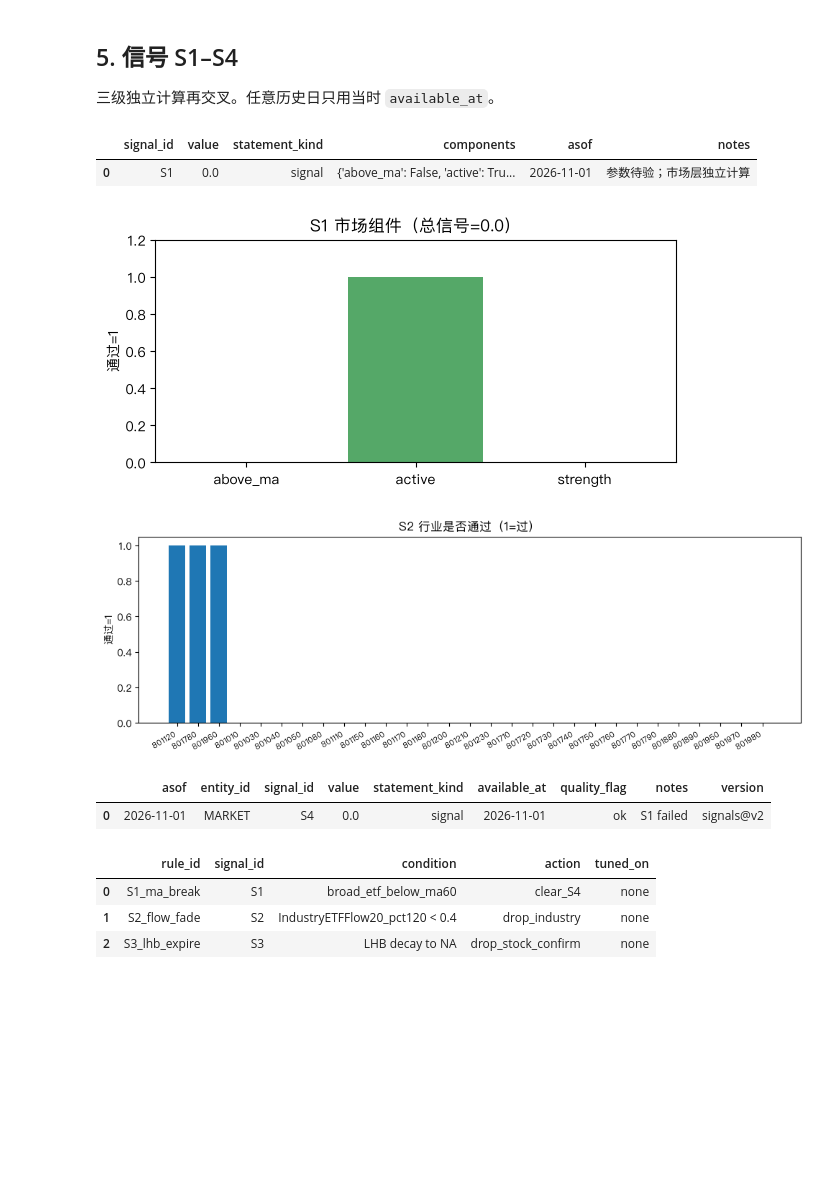
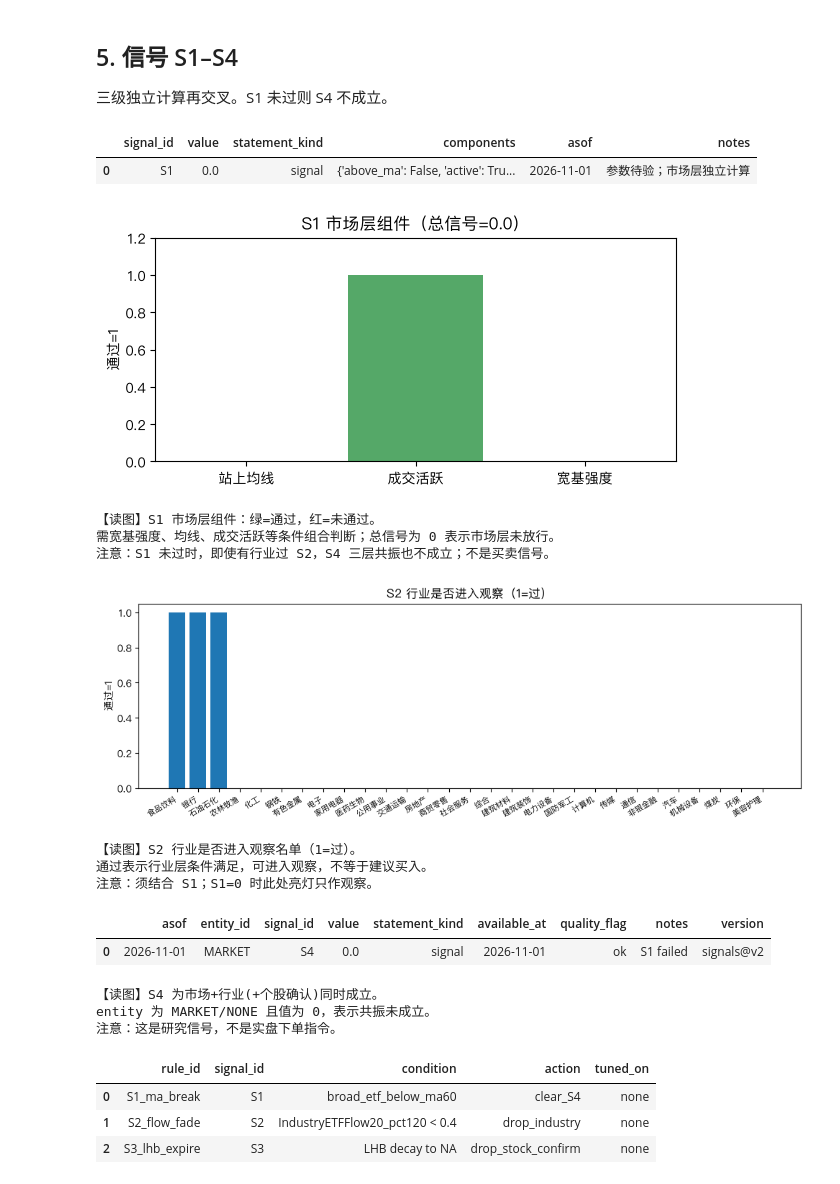
Before and after one commit to TangPiece/qlib, a Jupyter notebook: examples/alloc_v2/dashboard.ipynb, the cells around one changed output. Drawn from its saved outputs; the diff is of its cells as text; code cells hidden in the pictures; blank space fills up the shorter version.

```diff
--- a/examples/alloc_v2/dashboard.ipynb
+++ b/examples/alloc_v2/dashboard.ipynb
@@ -180,25 +212,39 @@ else:
 # %% [markdown]
 ## 5. 信号 S1–S4
 
-三级独立计算再交叉。任意历史日只用当时 `available_at`。
+三级独立计算再交叉。S1 未过则 S4 不成立。
 # %%
 s1 = swing["S1"]
 s2 = swing["S2"]
 s4 = swing["S4"]
 display(s1)
 fig = P.plot_s1_components(s1)
 plt.show()
-fig = P.plot_s2_pass_bar(s2, title="S2 行业是否通过（1=过）")
+P.print_caption("s1")
+
+fig = P.plot_s2_pass_bar(s2)
 plt.show()
+P.print_caption("s2")
+
 display(s4)
+P.print_caption("s4")
 display(swing.get("invalidation", pd.DataFrame()))
 # %% [output]
 |  | signal_id | value | statement_kind | components | asof | notes |
 | 0 | S1 | 0.0 | signal | {'above_ma': False, 'active': Tru... | 2026-11-01 | 参数待验；市场层独立计算 |
-[figure, old version]
+[figure, new version]
+【读图】S1 市场层组件：绿=通过，红=未通过。
+需宽基强度、均线、成交活跃等条件组合判断；总信号为 0 表示市场层未放行。
+注意：S1 未过时，即使有行业过 S2，S4 三层共振也不成立；不是买卖信号。
-[figure, old version]
+[figure, new version]
+【读图】S2 行业是否进入观察名单（1=过）。
+通过表示行业层条件满足，可进入观察，不等于建议买入。
+注意：须结合 S1；S1=0 时此处亮灯只作观察。
 |  | asof | entity_id | signal_id | value | statement_kind | available_at | quality_flag | notes | version |
 | 0 | 2026-11-01 | MARKET | S4 | 0.0 | signal | 2026-11-01 | ok | S1 failed | signals@v2 |
+【读图】S4 为市场+行业(+个股确认)同时成立。
+entity 为 MARKET/NONE 且值为 0，表示共振未成立。
+注意：这是研究信号，不是实盘下单指令。
 |  | rule_id | signal_id | condition | action | tuned_on |
 | 0 | S1_ma_break | S1 | broad_etf_below_ma60 | clear_S4 | none |
 | 1 | S2_flow_fade | S2 | IndustryETFFlow20_pct120 < 0.4 | drop_industry | none |
```
Also changed, not shown: parts of 14 cells of this notebook, 5 other files.
